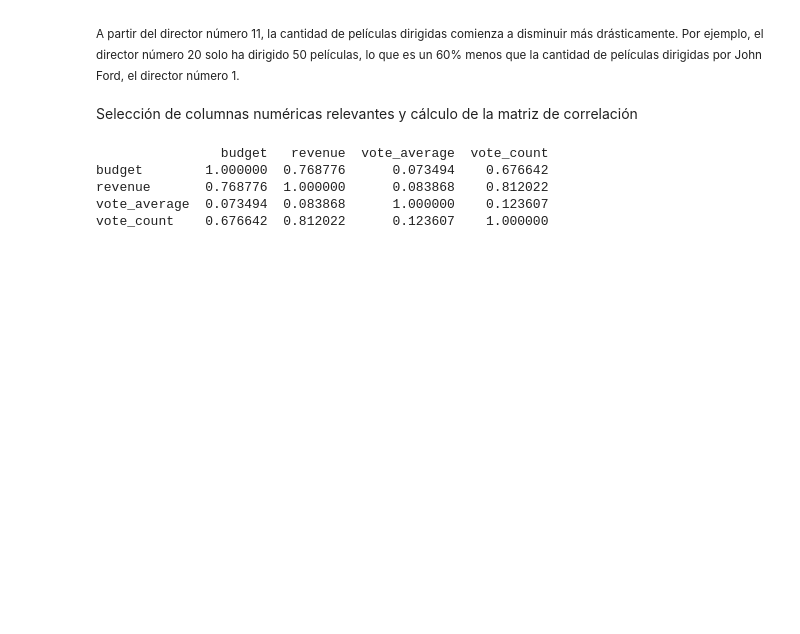
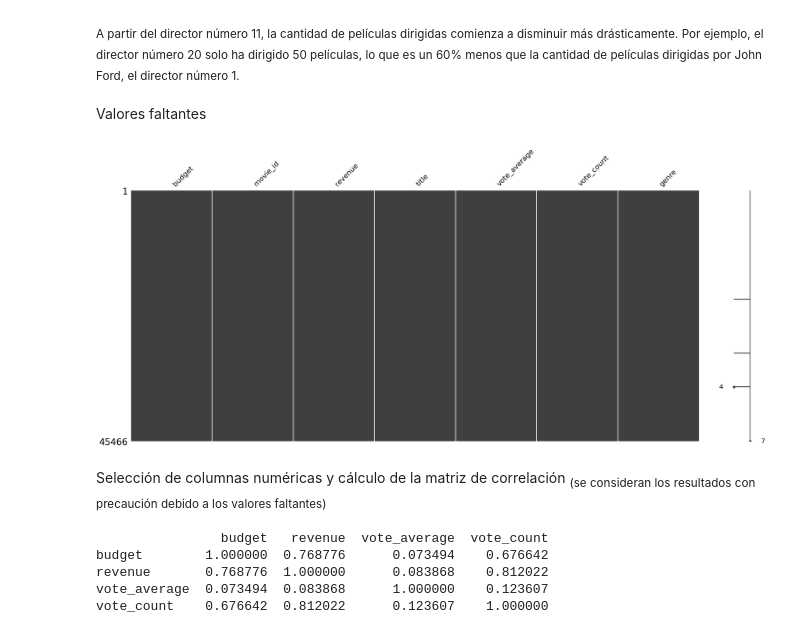
Before and after one commit to GermanSartori/Proyecto-individual-N-1-LABS_Henry, a Jupyter notebook: EDA.ipynb, the cells around one changed output. Drawn from its saved outputs; the diff is of its cells as text; code cells hidden in the pictures; blank space fills up the shorter version.

```diff
--- a/EDA.ipynb
+++ b/EDA.ipynb
@@ -147,8 +147,16 @@ plt.show()
 [figure]
 # %% [markdown]
  <sub>A partir del director número 11, la cantidad de películas dirigidas comienza a disminuir más drásticamente. Por ejemplo, el director número 20 solo ha dirigido 50 películas, lo que es un 60% menos que la cantidad de películas dirigidas por John Ford, el director número 1.</sub>
+# %% [markdown]
+Valores faltantes
+# %%
+msno.matrix(movies_df)
+plt.show()
+# %% [output]
+[figure, added]
 # %% [markdown]
-Selección de columnas numéricas relevantes y cálculo de la matriz de correlación
+Selección de columnas numéricas y cálculo de la matriz de correlación
+<sub>(se consideran los resultados con precaución debido a los valores faltantes)</sub>
 # %%
 # Elección de columnas para números
 numeric_cols = ['budget', 'revenue', 'vote_average', 'vote_count']
```
Also changed, not shown: parts of 12 cells of this notebook, 1 other file.
